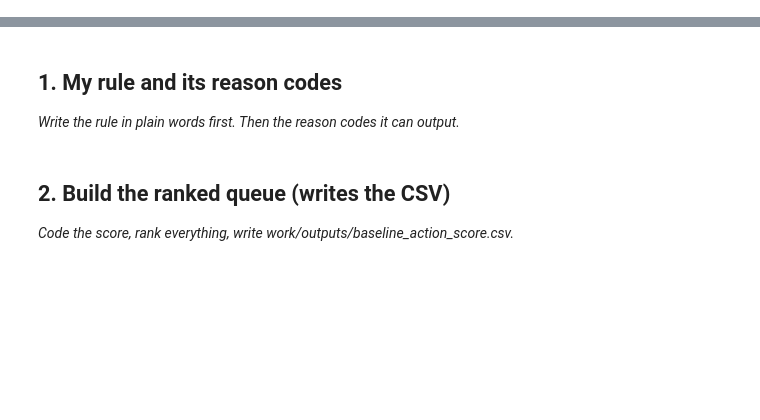
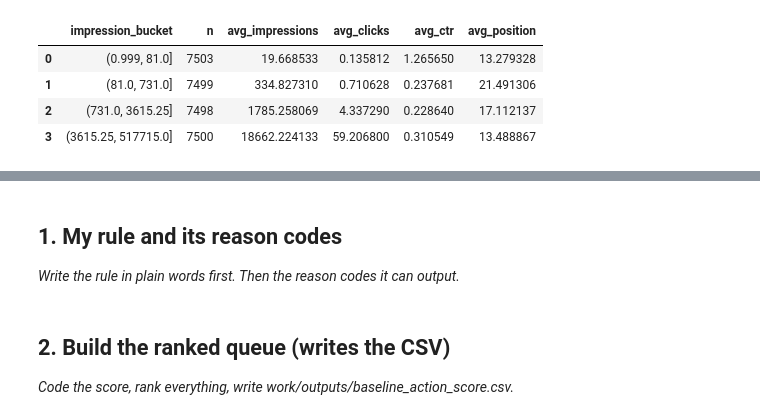
Before and after one commit to AroojSaleem-995/flyrank-ml-internship, a Jupyter notebook: work/notebooks/w04_baseline_score.ipynb, the cells around one changed output, grey strips where cells are left out. Saved outputs shown, nothing was run; the diff lists cells and outputs as text; code cells hidden in the pictures; blank space fills up the shorter version.

```diff
--- a/work/notebooks/w04_baseline_score.ipynb
+++ b/work/notebooks/w04_baseline_score.ipynb
@@ -8,0 +47,20 @@ This skeleton is yours to fill. Work the sections **in order** — each one has
+# %%
+df["position_bucket"] = pd.cut(
+    df["avg_position"],
+    bins=[0, 3, 10, 20, float("inf")],
+    labels=["1-3", "4-10", "11-20", "21+"],
+    include_lowest=True
+)
+
+position_table = (
+    df.groupby("position_bucket", observed=False)
+      .agg(
+          n=("ctr", "size"),
+          avg_ctr=("ctr", "mean"),
+          avg_impressions=("impressions_90d", "mean"),
+          avg_clicks=("clicks_90d", "mean")
+      )
+      .reset_index()
+)
+
+position_table
@@ -8,0 +111,26 @@ This skeleton is yours to fill. Work the sections **in order** — each one has
+# %%
+df["impression_bucket"] = pd.qcut(
+    df["impressions_90d"],
+    q=4,
+    duplicates="drop"
+)
+
+impression_table = (
+    df.groupby("impression_bucket", observed=False)
+      .agg(
+          n=("impressions_90d", "size"),
+          avg_impressions=("impressions_90d", "mean"),
+          avg_clicks=("clicks_90d", "mean"),
+          avg_ctr=("ctr", "mean"),
+          avg_position=("avg_position", "mean")
+      )
+      .reset_index()
+)
+
+impression_table
+# %% [output]
+|  | impression_bucket | n | avg_impressions | avg_clicks | avg_ctr | avg_position |
+| 0 | (0.999, 81.0] | 7503 | 19.668533 | 0.135812 | 1.265650 | 13.279328 |
+| 1 | (81.0, 731.0] | 7499 | 334.827310 | 0.710628 | 0.237681 | 21.491306 |
+| 2 | (731.0, 3615.25] | 7498 | 1785.258069 | 4.337290 | 0.228640 | 17.112137 |
+| 3 | (3615.25, 517715.0] | 7500 | 18662.224133 | 59.206800 | 0.310549 | 13.488867 |
```
Also changed, not shown: parts of 25 cells of this notebook.
